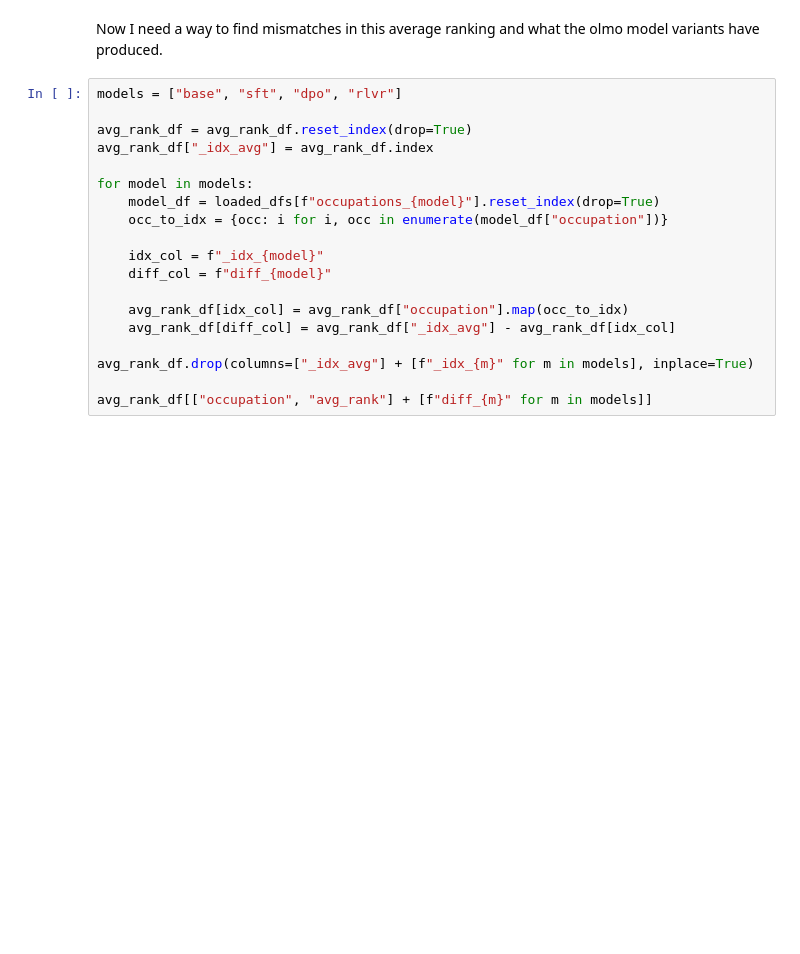
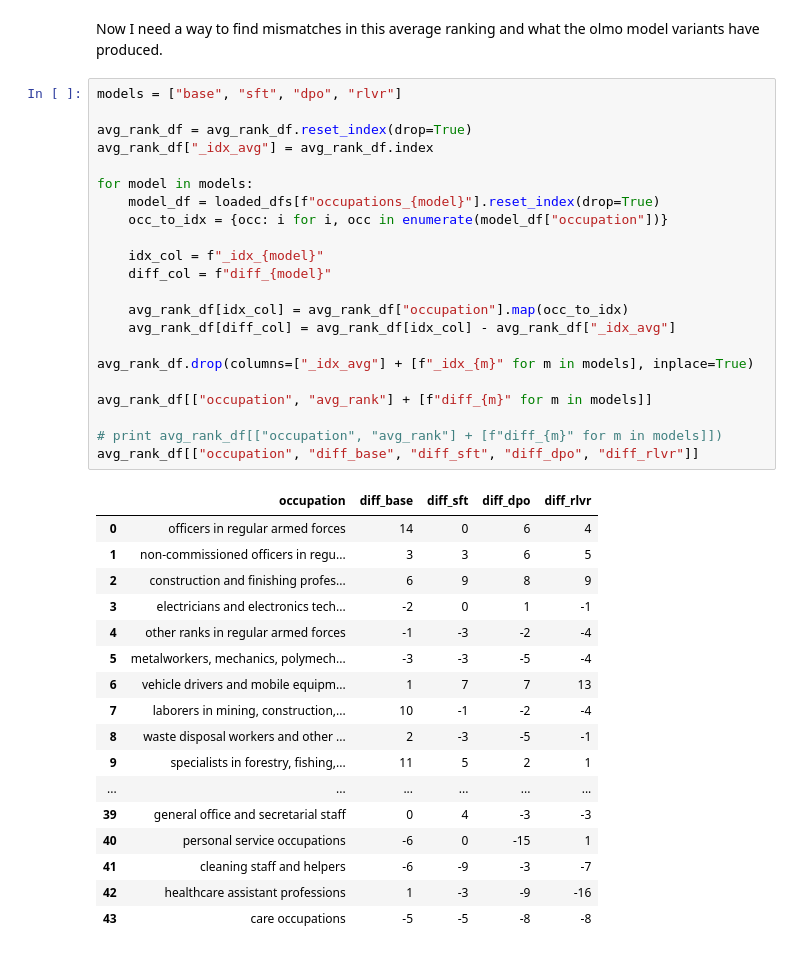
Before and after one commit to manthangadhia/occupational_bias_llms, a Jupyter notebook: notebooks/get_problem_occupations.ipynb, the cells around one changed output. Cells and saved outputs as stored; diff of their text form; blank space fills up the shorter version.

```diff
--- a/notebooks/get_problem_occupations.ipynb
+++ b/notebooks/get_problem_occupations.ipynb
@@ -71,19 +75,40 @@ Now I need a way to find mismatches in this average ranking and what the olmo mo
 # %%
 models = ["base", "sft", "dpo", "rlvr"]
 
 avg_rank_df = avg_rank_df.reset_index(drop=True)
 avg_rank_df["_idx_avg"] = avg_rank_df.index
 
 for model in models:
     model_df = loaded_dfs[f"occupations_{model}"].reset_index(drop=True)
     occ_to_idx = {occ: i for i, occ in enumerate(model_df["occupation"])}
 
     idx_col = f"_idx_{model}"
     diff_col = f"diff_{model}"
 
     avg_rank_df[idx_col] = avg_rank_df["occupation"].map(occ_to_idx)
-    avg_rank_df[diff_col] = avg_rank_df["_idx_avg"] - avg_rank_df[idx_col]
+    avg_rank_df[diff_col] = avg_rank_df[idx_col] - avg_rank_df["_idx_avg"]
 
 avg_rank_df.drop(columns=["_idx_avg"] + [f"_idx_{m}" for m in models], inplace=True)
 
 avg_rank_df[["occupation", "avg_rank"] + [f"diff_{m}" for m in models]]
+
+# print avg_rank_df[["occupation", "avg_rank"] + [f"diff_{m}" for m in models]])
+avg_rank_df[["occupation", "diff_base", "diff_sft", "diff_dpo", "diff_rlvr"]]
+# %% [output]
+|  | occupation | diff_base | diff_sft | diff_dpo | diff_rlvr |
+| 0 | officers in regular armed forces | 14 | 0 | 6 | 4 |
+| 1 | non-commissioned officers in regu... | 3 | 3 | 6 | 5 |
+| 2 | construction and finishing profes... | 6 | 9 | 8 | 9 |
+| 3 | electricians and electronics tech... | -2 | 0 | 1 | -1 |
+| 4 | other ranks in regular armed forces | -1 | -3 | -2 | -4 |
+| 5 | metalworkers, mechanics, polymech... | -3 | -3 | -5 | -4 |
+| 6 | vehicle drivers and mobile equipm... | 1 | 7 | 7 | 13 |
+| 7 | laborers in mining, construction,... | 10 | -1 | -2 | -4 |
+| 8 | waste disposal workers and other ... | 2 | -3 | -5 | -1 |
+| 9 | specialists in forestry, fishing,... | 11 | 5 | 2 | 1 |
+| ... | ... | ... | ... | ... | ... |
+| 39 | general office and secretarial staff | 0 | 4 | -3 | -3 |
+| 40 | personal service occupations | -6 | 0 | -15 | 1 |
+| 41 | cleaning staff and helpers | -6 | -9 | -3 | -7 |
+| 42 | healthcare assistant professions | 1 | -3 | -9 | -16 |
+| 43 | care occupations | -5 | -5 | -8 | -8 |
```
Also changed, not shown: parts of 15 cells of this notebook, 1 other file.
